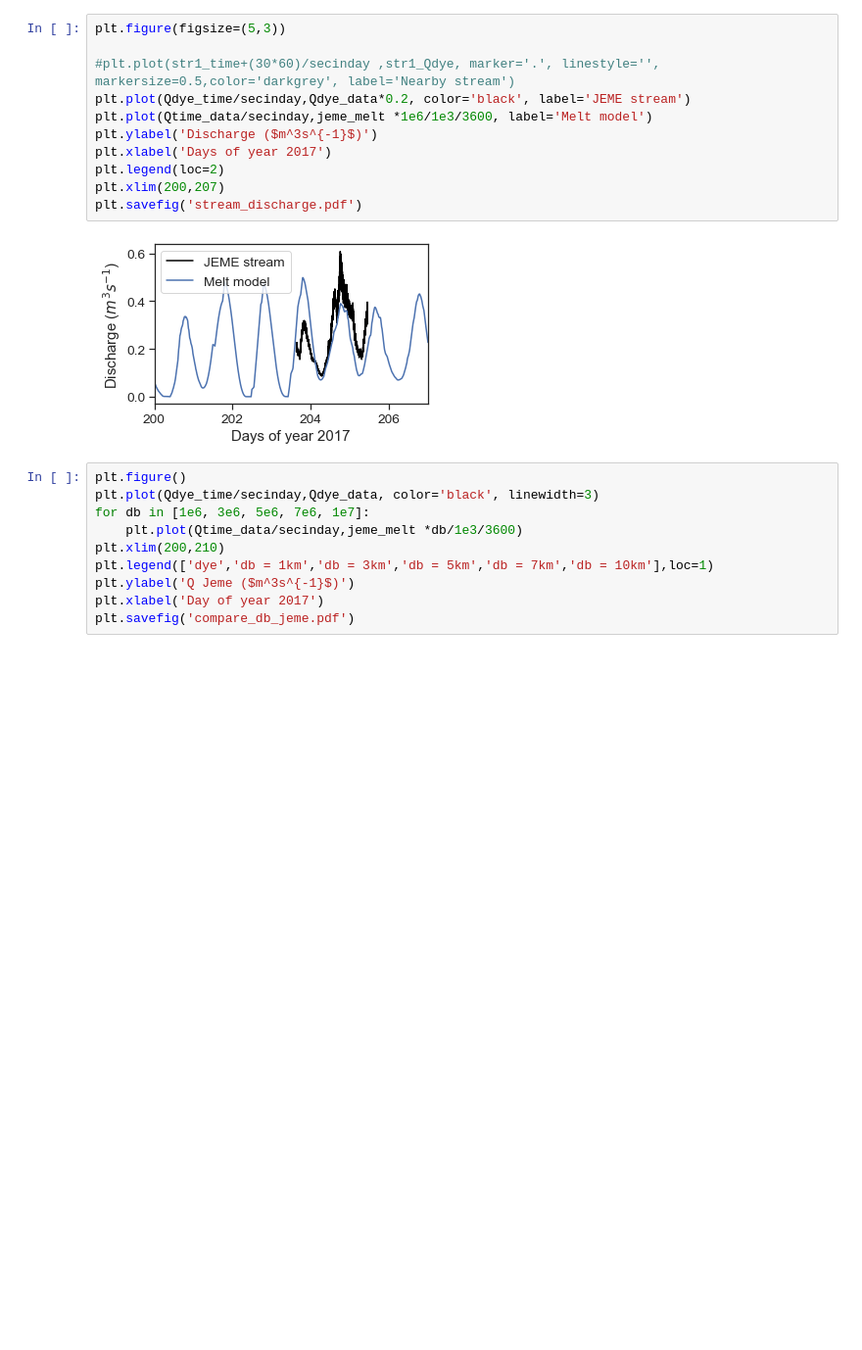
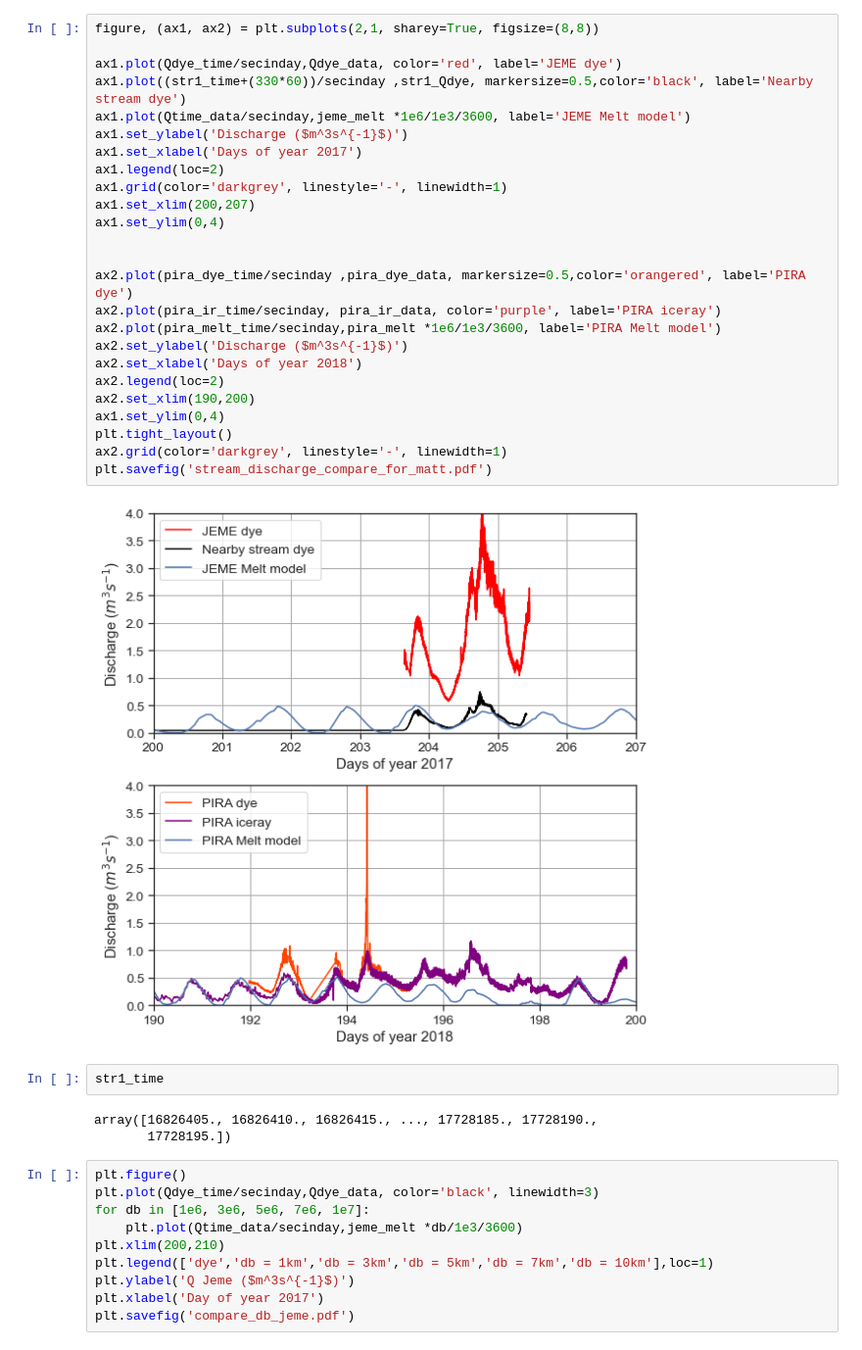
Before and after one commit to cctrunz/ModelRepo_pyMouShBaseflow_paper, a Jupyter notebook: Plot_figures_with_JEME.ipynb, the cells around one changed output. Shown: that part at 98% size. Drawn from its saved outputs; the diff is of its cells as text; blank space fills up the shorter version.

```diff
--- a/Plot_figures_with_JEME.ipynb
+++ b/Plot_figures_with_JEME.ipynb
@@ -77,19 +100,38 @@ shift0h = 0.42 * secinday
 shift12h = 0 * secinday # sin is already shifted from input
 baseflow_shift0 = Qin_sinusoidal(time,bf_mean, bf_amp, shift=shift0h)
 baseflow_shift12 = Qin_sinusoidal(time,bf_mean, bf_amp, shift=shift12h)
-# %%
-plt.figure(figsize=(5,3))
-
-#plt.plot(str1_time+(30*60)/secinday ,str1_Qdye, marker='.', linestyle='', markersize=0.5,color='darkgrey', label='Nearby stream')
-plt.plot(Qdye_time/secinday,Qdye_data*0.2, color='black', label='JEME stream')
-plt.plot(Qtime_data/secinday,jeme_melt *1e6/1e3/3600, label='Melt model')
-plt.ylabel('Discharge ($m^3s^{-1}$)')
-plt.xlabel('Days of year 2017')
-plt.legend(loc=2)
-plt.xlim(200,207)
-plt.savefig('stream_discharge.pdf')
-# %% [output]
-[figure, removed]
+# %%
+figure, (ax1, ax2) = plt.subplots(2,1, sharey=True, figsize=(8,8))
+
+ax1.plot(Qdye_time/secinday,Qdye_data, color='red', label='JEME dye')
+ax1.plot((str1_time+(330*60))/secinday ,str1_Qdye, markersize=0.5,color='black', label='Nearby stream dye')
+ax1.plot(Qtime_data/secinday,jeme_melt *1e6/1e3/3600, label='JEME Melt model')
+ax1.set_ylabel('Discharge ($m^3s^{-1}$)')
+ax1.set_xlabel('Days of year 2017')
+ax1.legend(loc=2)
+ax1.grid(color='darkgrey', linestyle='-', linewidth=1)
+ax1.set_xlim(200,207)
+ax1.set_ylim(0,4)
+
+
+ax2.plot(pira_dye_time/secinday ,pira_dye_data, markersize=0.5,color='orangered', label='PIRA dye')
+ax2.plot(pira_ir_time/secinday, pira_ir_data, color='purple', label='PIRA iceray')
+ax2.plot(pira_melt_time/secinday,pira_melt *1e6/1e3/3600, label='PIRA Melt model')
+ax2.set_ylabel('Discharge ($m^3s^{-1}$)')
+ax2.set_xlabel('Days of year 2018')
+ax2.legend(loc=2)
+ax2.set_xlim(190,200)
+ax1.set_ylim(0,4)
+plt.tight_layout()
+ax2.grid(color='darkgrey', linestyle='-', linewidth=1)
+plt.savefig('stream_discharge_compare_for_matt.pdf')
+# %% [output]
+[figure, added]
+# %%
+str1_time
+# %% [output]
+array([16826405., 16826410., 16826415., ..., 17728185., 17728190.,
+       17728195.])
 # %%
 plt.figure()
 plt.plot(Qdye_time/secinday,Qdye_data, color='black', linewidth=3)
```
Also changed, not shown: parts of 6 cells of this notebook, 1 other file.
